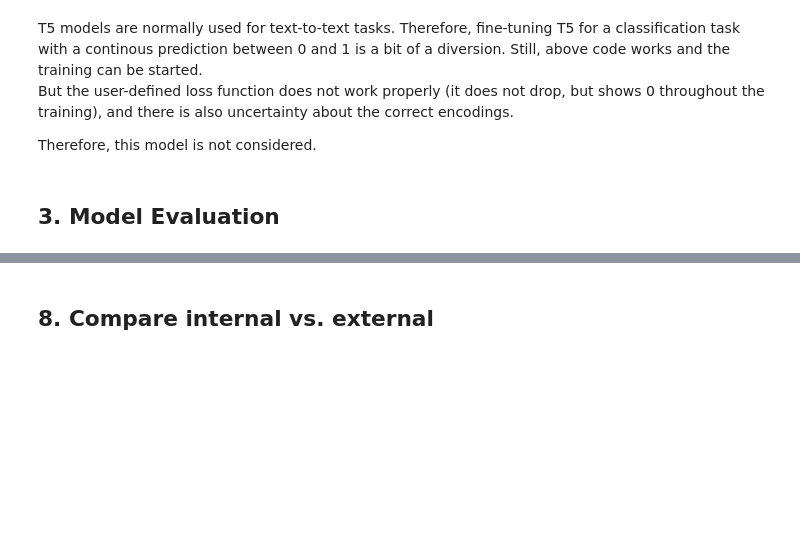
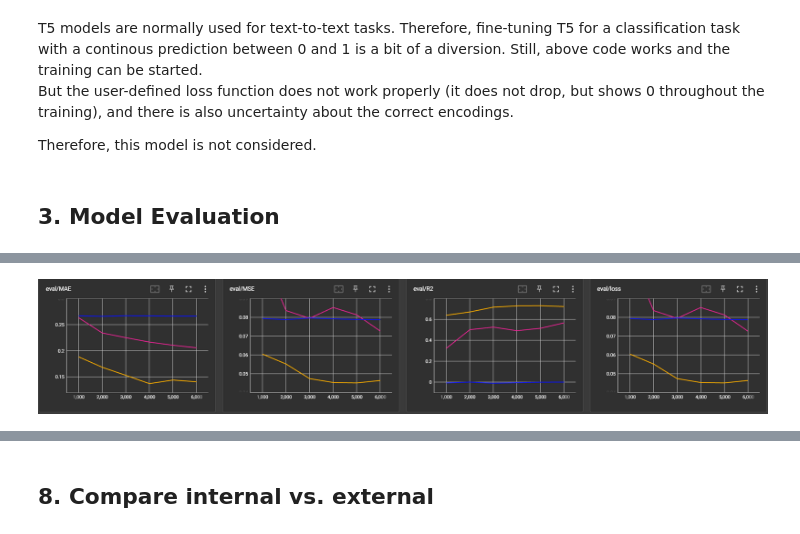
Before and after one commit to syX113/hslu-nlp, a Jupyter notebook: stage3/03-train-classifier.ipynb, the cells around one changed output, grey strips where cells are left out. Saved outputs shown, nothing was run; the diff lists cells and outputs as text; code cells hidden in the pictures; blank space fills up the shorter version.

```diff
--- a/stage3/03-train-classifier.ipynb
+++ b/stage3/03-train-classifier.ipynb
@@ -941,0 +786,5 @@ Load Tensorboard to inspect the metrics.
+# %%
+# Display MAE, MSE and R2 during finetuning (screenshot from Tensorboard)
+display(Image(filename='./media/finetuning_metrics.png'))
+# %% [output]
+[figure, added]
```
Also changed, not shown: parts of 67 cells of this notebook, 12 other files.
